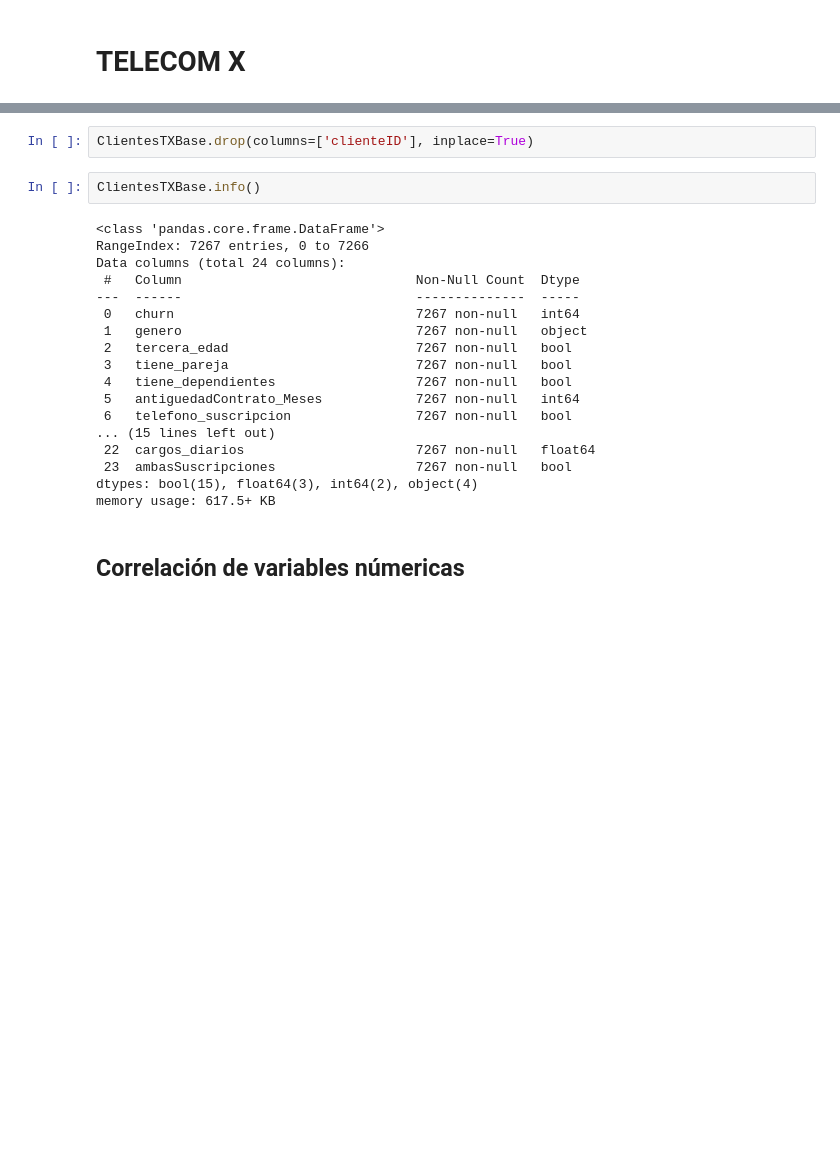
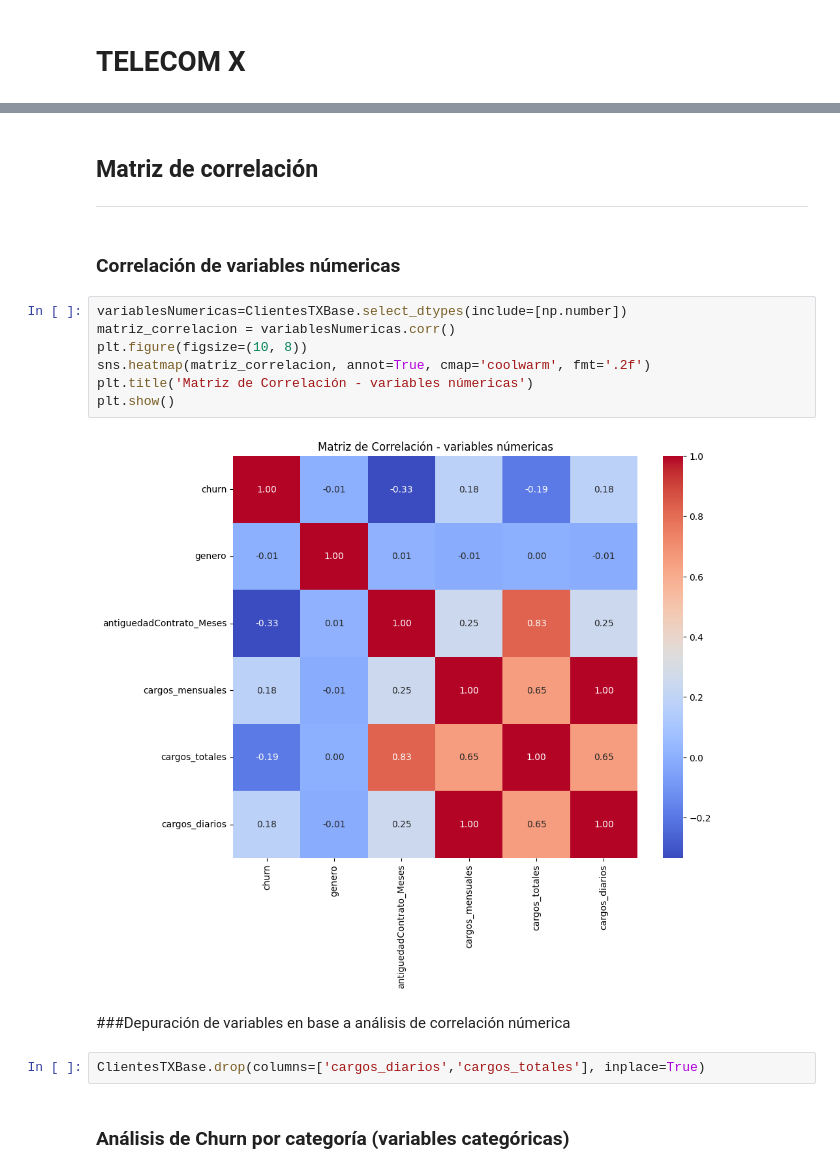
Before and after one commit to TechWithEva/Telecom-X-Challenge3-G9, a Jupyter notebook: TelecomX_Challenge3.ipynb, the cells around one changed output, grey strips where cells are left out. Cells and saved outputs as stored; diff of their text form; blank space fills up the shorter version.

```diff
--- a/TelecomX_Challenge3.ipynb
+++ b/TelecomX_Challenge3.ipynb
@@ -40,24 +90,20 @@ Eliminar columnas no necesarias para los modelos
+# %% [markdown]
+## Matriz de correlación
+---
+# %% [markdown]
+### Correlación de variables númericas
+# %%
+variablesNumericas=ClientesTXBase.select_dtypes(include=[np.number])
+matriz_correlacion = variablesNumericas.corr()
+plt.figure(figsize=(10, 8))
+sns.heatmap(matriz_correlacion, annot=True, cmap='coolwarm', fmt='.2f')
+plt.title('Matriz de Correlación - variables númericas')
+plt.show()
+# %% [output]
+[figure, added]
+# %% [markdown]
+###Depuración de variables en base a análisis de correlación númerica
 # %%
-ClientesTXBase.drop(columns=['clienteID'], inplace=True)
+ClientesTXBase.drop(columns=['cargos_diarios','cargos_totales'], inplace=True)
-# %%
-ClientesTXBase.info()
-# %% [output]
-<class 'pandas.core.frame.DataFrame'>
-RangeIndex: 7267 entries, 0 to 7266
-Data columns (total 24 columns):
- #   Column                              Non-Null Count  Dtype
----  ------                              --------------  -----
- 0   churn                               7267 non-null   int64
- 1   genero                              7267 non-null   object
- 2   tercera_edad                        7267 non-null   bool
- 3   tiene_pareja                        7267 non-null   bool
- 4   tiene_dependientes                  7267 non-null   bool
- 5   antiguedadContrato_Meses            7267 non-null   int64
- 6   telefono_suscripcion                7267 non-null   bool
-... (15 lines left out)
- 22  cargos_diarios                      7267 non-null   float64
- 23  ambasSuscripciones                  7267 non-null   bool
-dtypes: bool(15), float64(3), int64(2), object(4)
-memory usage: 617.5+ KB
 # %% [markdown]
-## Correlación de variables númericas
+### Análisis de Churn por categoría (variables categóricas)
```
Also changed, not shown: parts of 40 cells of this notebook.
